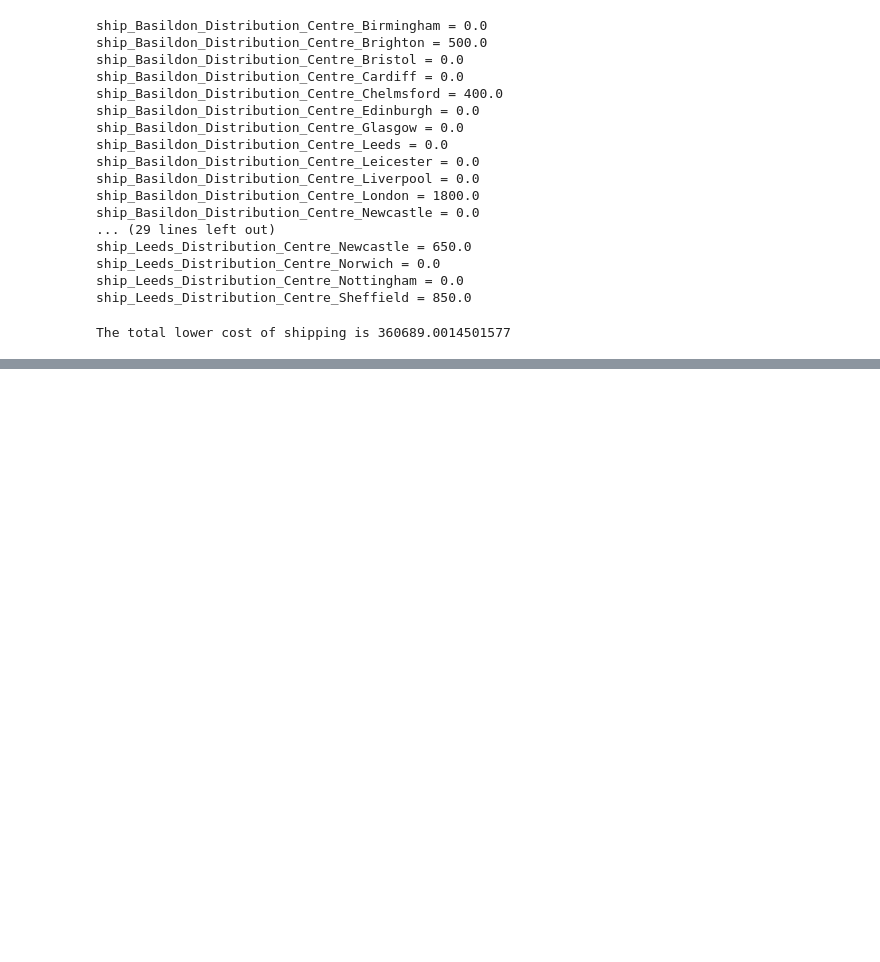
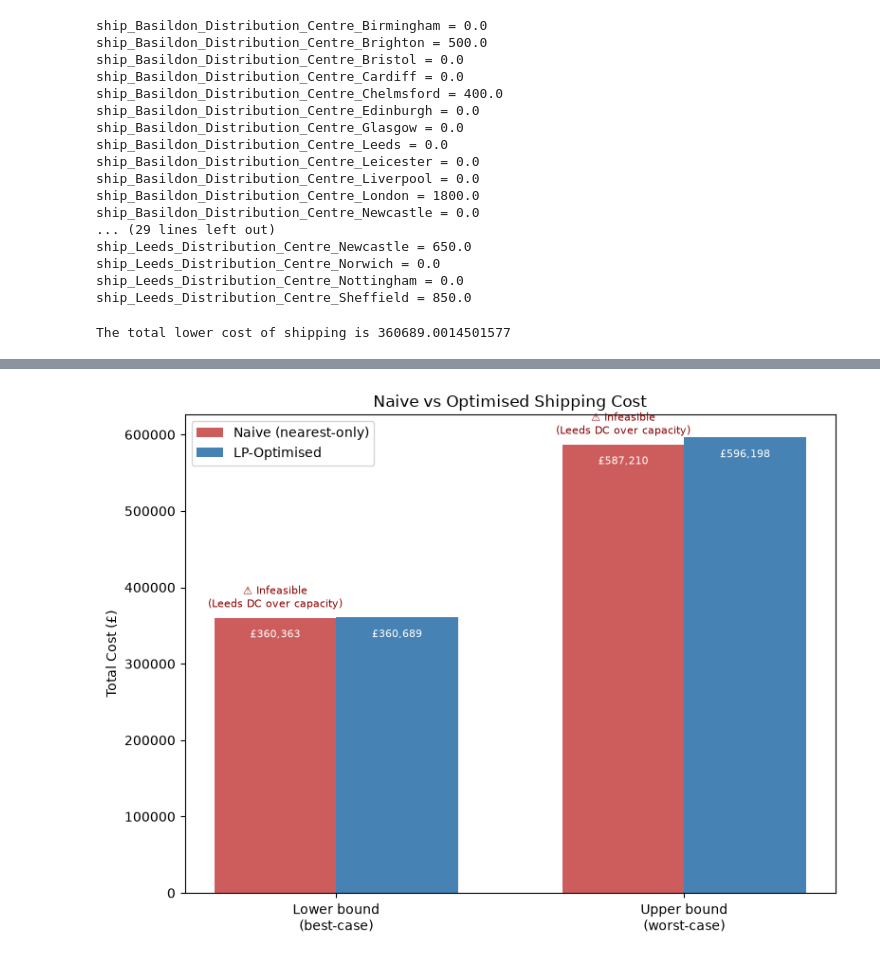
Before and after one commit to pyjpg/Warehouse_Linear-Optimisation, a Jupyter notebook: scripts/main.ipynb, the cells around one changed output, grey strips where cells are left out. Drawn from its saved outputs; the diff is of its cells as text; code cells hidden in the pictures; blank space fills up the shorter version.

```diff
--- a/scripts/main.ipynb
+++ b/scripts/main.ipynb
@@ -574,0 +637,41 @@ The total lower cost of shipping is 360689.0014501577
+# %%
+import matplotlib.pyplot as plt
+import numpy as np
+import pulp as pl
+
+labels = ['Lower bound\n(best-case)', 'Upper bound\n(worst-case)']
+naive_costs = [naive_total_cost_lower, naive_total_cost_upper]
+lp_costs = [pl.value(prob_lower.objective), pl.value(prob.objective)]
+
+x_pos = np.arange(len(labels))
+width = 0.35
+
+fig, ax = plt.subplots(figsize=(8, 6))
+bars_naive = ax.bar(x_pos - width/2, naive_costs, width, label='Naive (nearest-only)', color='indianred')
+bars_lp = ax.bar(x_pos + width/2, lp_costs, width, label='LP-Optimised', color='steelblue')
+
+ax.set_ylabel('Total Cost (£)')
+ax.set_title('Naive vs Optimised Shipping Cost')
+ax.set_xticks(x_pos)
+ax.set_xticklabels(labels)
+ax.legend()
+
+for bar in bars_naive:
+    height = bar.get_height()
+    ax.annotate('⚠ Infeasible\n(Leeds DC over capacity)',
+                xy=(bar.get_x() + bar.get_width()/2, height),
+                xytext=(0, 8), textcoords='offset points',
+                ha='center', fontsize=8, color='darkred')
+
+for bars in [bars_naive, bars_lp]:
+    for bar in bars:
+        h = bar.get_height()
+        ax.annotate(f'£{h:,.0f}', xy=(bar.get_x() + bar.get_width()/2, h),
+                    xytext=(0, -15), textcoords='offset points',
+                    ha='center', fontsize=8, color='white')
+
+plt.tight_layout()
+plt.savefig('naive_vs_optimised.png', dpi=200)
+plt.show()
+# %% [output]
+[figure, added]
```
Also changed, not shown: parts of 6 cells of this notebook, 2 other files.
